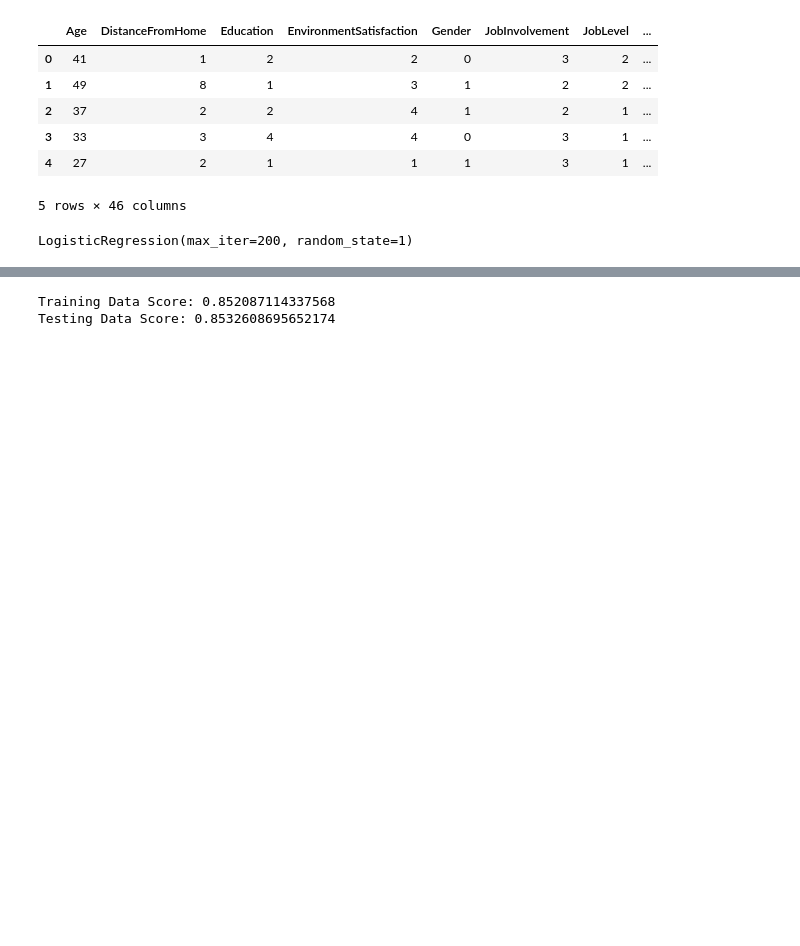
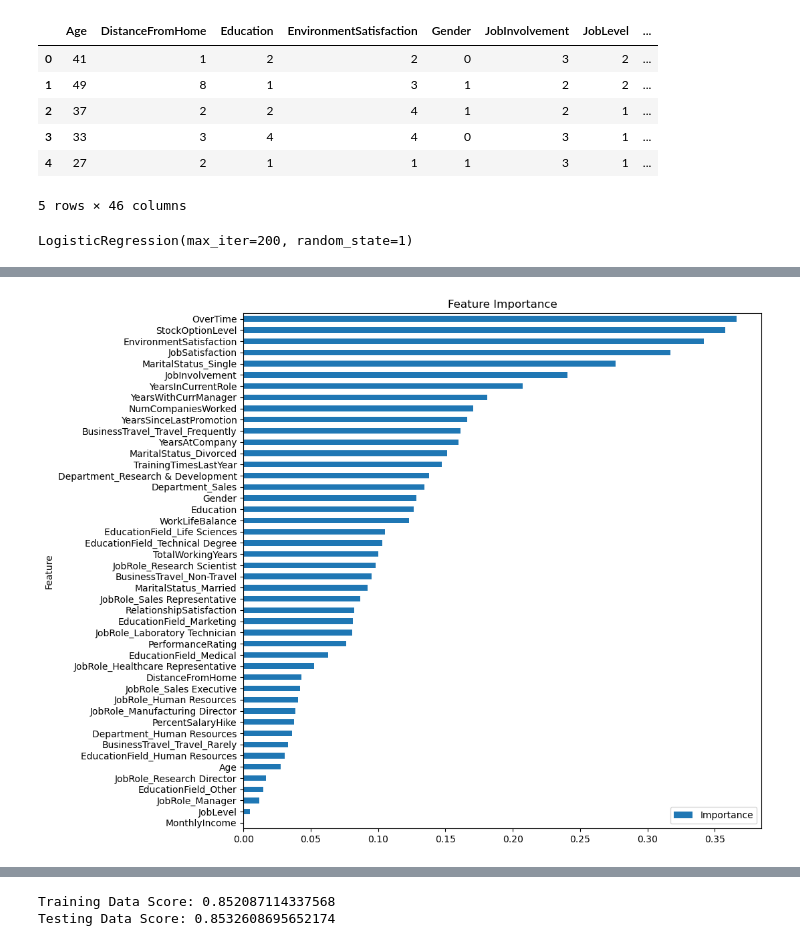
Before and after one commit to ddaniel2024/Project-4, a Jupyter notebook: attrition_analysis - import CSV.ipynb, the cells around one changed output, grey strips where cells are left out. Saved outputs shown, nothing was run; the diff lists cells and outputs as text; code cells hidden in the pictures; blank space fills up the shorter version.

Commit message:
calculating feature importance

```diff
--- a/attrition_analysis - import CSV.ipynb
+++ b/attrition_analysis - import CSV.ipynb
@@ -142,0 +150,4 @@ LogisticRegression(max_iter=200, random_state=1)
+# %%
+# Calculate model coefficients
+coefs = model.coef_[0]
+coefs
@@ -142,0 +167,4 @@ LogisticRegression(max_iter=200, random_state=1)
+# %%
+# Create feature importance dataframe
+feature_importance_df = pd.DataFrame({'Feature': X.columns, 'Importance': np.abs(coefs)}).sort_values('Importance', ascending=True).reset_index(drop=True)
+feature_importance_df.head()
@@ -142,0 +178,8 @@ LogisticRegression(max_iter=200, random_state=1)
+# %%
+# Create feature importance bar plot
+feature_importance_df.plot(kind="barh", x="Feature", y="Importance", figsize=(10,10))
+plt.title("Feature Importance")
+plt.savefig("feature_importance", bbox_inches = 'tight')
+plt.show()
+# %% [output]
+[figure, added]
```
Also changed, not shown: parts of 11 cells of this notebook, 2 other files.
